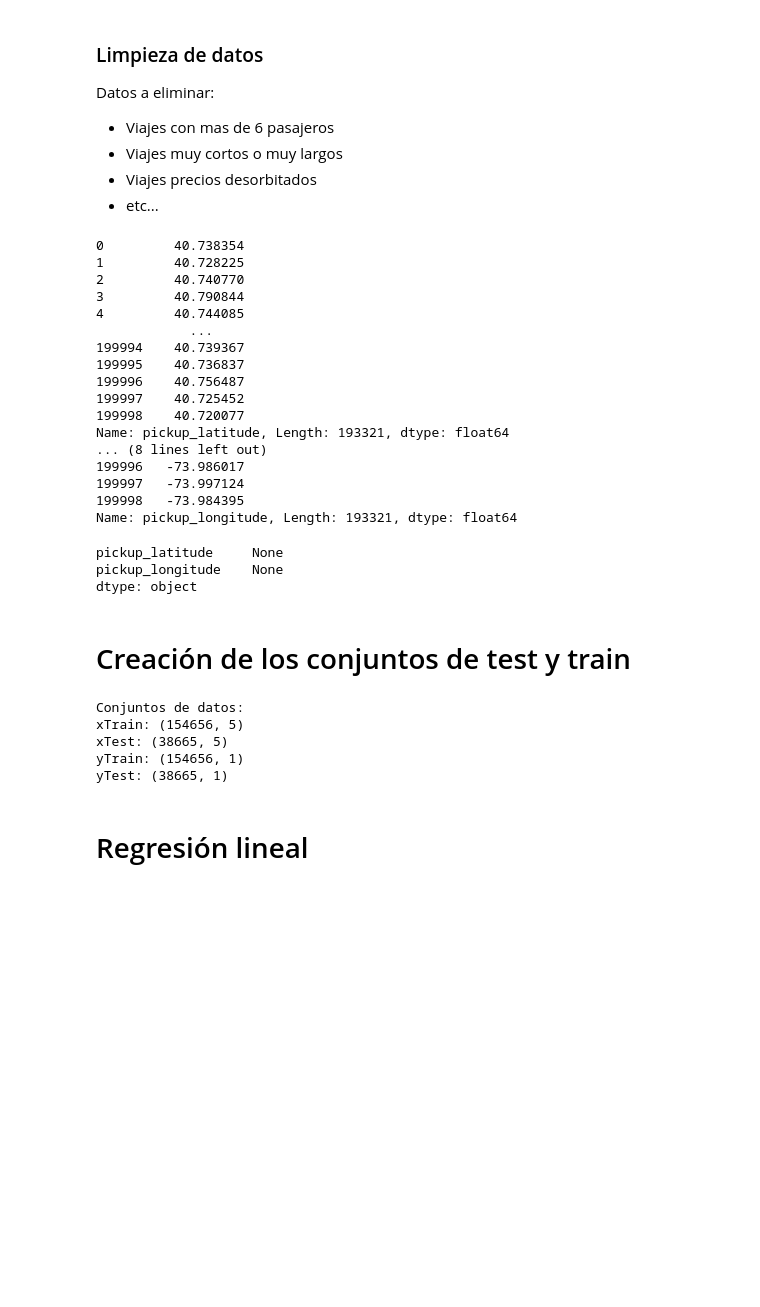
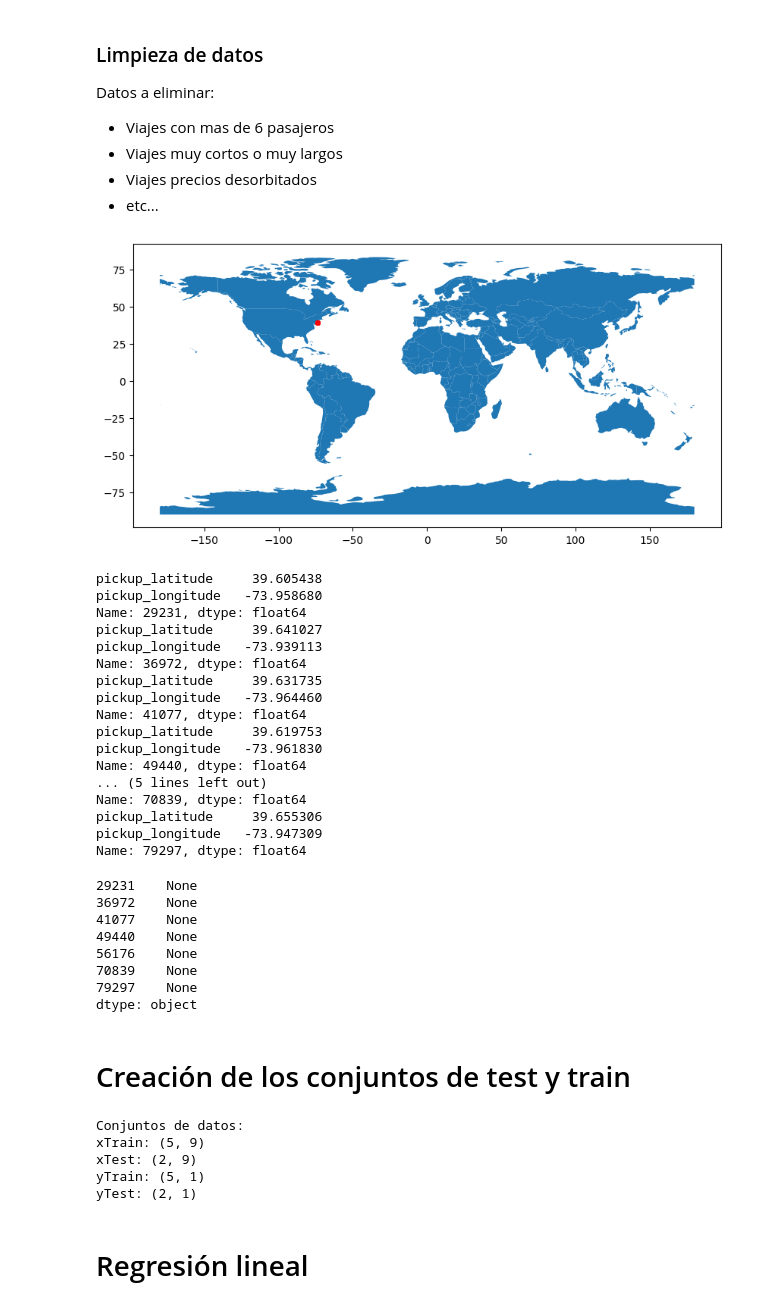
Before and after one commit to gag1005/Mineria-de-datos, a Jupyter notebook: practica3/practica3.ipynb, the cells around one changed output. Saved outputs shown, nothing was run; the diff lists cells and outputs as text; code cells hidden in the pictures; blank space fills up the shorter version.

```diff
--- a/practica3/practica3.ipynb
+++ b/practica3/practica3.ipynb
@@ -106,31 +110,45 @@ df.drop(df[df['distance_run'] > 60000].index, inplace=True)
 df.drop(df[df['distance_run'] < 10].index, inplace=True)
 df.drop(df[df['fare_amount'] > 100].index, inplace=True)
 df.drop(df[df['fare_amount'] < 1].index, inplace=True)
+df.drop(df[df['pickup_latitude'] > 40].index, inplace=True)
+df.drop(df[df['pickup_latitude'] < 10].index, inplace=True)
+# %%
+geometry = [Point(xy) for xy in zip(df['pickup_longitude'], df['pickup_latitude'])]
+gdf = GeoDataFrame(geometry=geometry)
+world = gpd.read_file(gpd.datasets.get_path('naturalearth_lowres'))
+gdf.plot(ax=world.plot(figsize=(10, 6)), marker='o', color='red', markersize=15);
+# %% [output]
+[figure, added]
 # %%
 uberCountries = pd.read_csv('data/uber_countries.csv')
 uclist = uberCountries[uberCountries['availability'] != 'No']['country'].to_numpy()
 # df[getCountry(df['pickup_latitude'], df['pickup_longitude']) in uclist and getCountry(df['dropoff_latitude'], df['dropoff_longitude']) in uclist]
 df[['pickup_latitude', 'pickup_longitude']].apply(lambda x: print(x), axis=1)
 # %% [output]
-0         40.738354
-1         40.728225
-2         40.740770
-3         40.790844
-4         40.744085
-            ...
-199994    40.739367
-199995    40.736837
-199996    40.756487
-199997    40.725452
-199998    40.720077
-Name: pickup_latitude, Length: 193321, dtype: float64
-... (8 lines left out)
-199996   -73.986017
-199997   -73.997124
-199998   -73.984395
-Name: pickup_longitude, Length: 193321, dtype: float64
+pickup_latitude     39.605438
+pickup_longitude   -73.958680
+Name: 29231, dtype: float64
+pickup_latitude     39.641027
+pickup_longitude   -73.939113
+Name: 36972, dtype: float64
+pickup_latitude     39.631735
+pickup_longitude   -73.964460
+Name: 41077, dtype: float64
+pickup_latitude     39.619753
+pickup_longitude   -73.961830
+Name: 49440, dtype: float64
+... (5 lines left out)
+Name: 70839, dtype: float64
+pickup_latitude     39.655306
+pickup_longitude   -73.947309
+Name: 79297, dtype: float64
-pickup_latitude     None
-pickup_longitude    None
+29231    None
+36972    None
+41077    None
+49440    None
+56176    None
+70839    None
+79297    None
 dtype: object
 # %% [markdown]
 # Creación de los conjuntos de test y train
@@ -148,10 +166,10 @@ print('yTrain: ' + str(yTrain.shape))
 print('yTest: ' + str(yTest.shape))
 # %% [output]
 Conjuntos de datos:
-xTrain: (154656, 5)
-xTest: (38665, 5)
-yTrain: (154656, 1)
-yTest: (38665, 1)
+xTrain: (5, 9)
+xTest: (2, 9)
+yTrain: (5, 1)
+yTest: (2, 1)
 # %% [markdown]
 # Regresión lineal
 # %%
```
Also changed, not shown: parts of 3 cells of this notebook.
